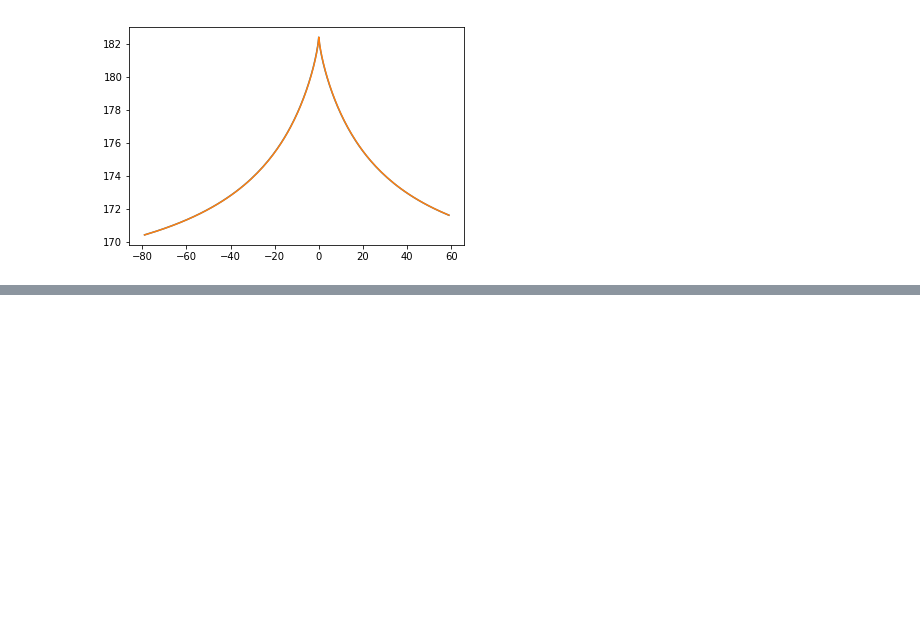
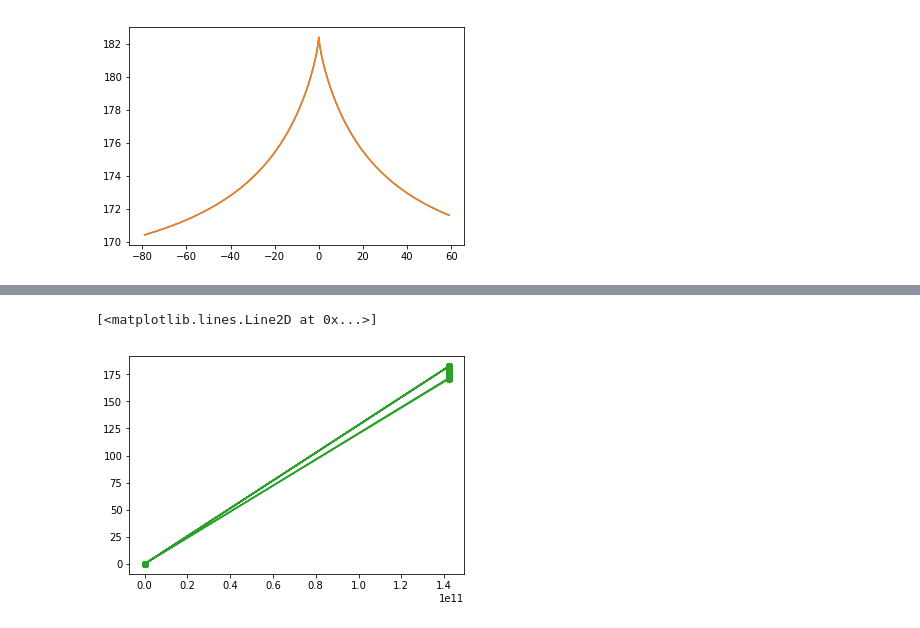
Before and after one commit to jonas-hagen/wirac-retrievals, a Jupyter notebook: studies/Data_reduction.ipynb, the cells around one changed output, grey strips where cells are left out. Drawn from its saved outputs; the diff is of its cells as text; code cells hidden in the pictures; blank space fills up the shorter version.

```diff
--- a/studies/Data_reduction.ipynb
+++ b/studies/Data_reduction.ipynb
@@ -39,0 +111,13 @@ plt.show()
+# %%
+y = 1 / (1+freq**2)
+y_red = 1 / (1+freq_red**2)
+y = y_east
+y_red = y_east_red
+y_red2 = sr.dot(y)
+freq_red2 = sr.dot(freq)
+plt.plot(freq, y)
+plt.plot(freq_red, y_red, marker='+')
+plt.plot(freq_red2, y_red2, marker='o')
+# %% [output]
+[<matplotlib.lines.Line2D at 0x...>]
+[figure, added]
```
Also changed, not shown: parts of 27 cells of this notebook.
